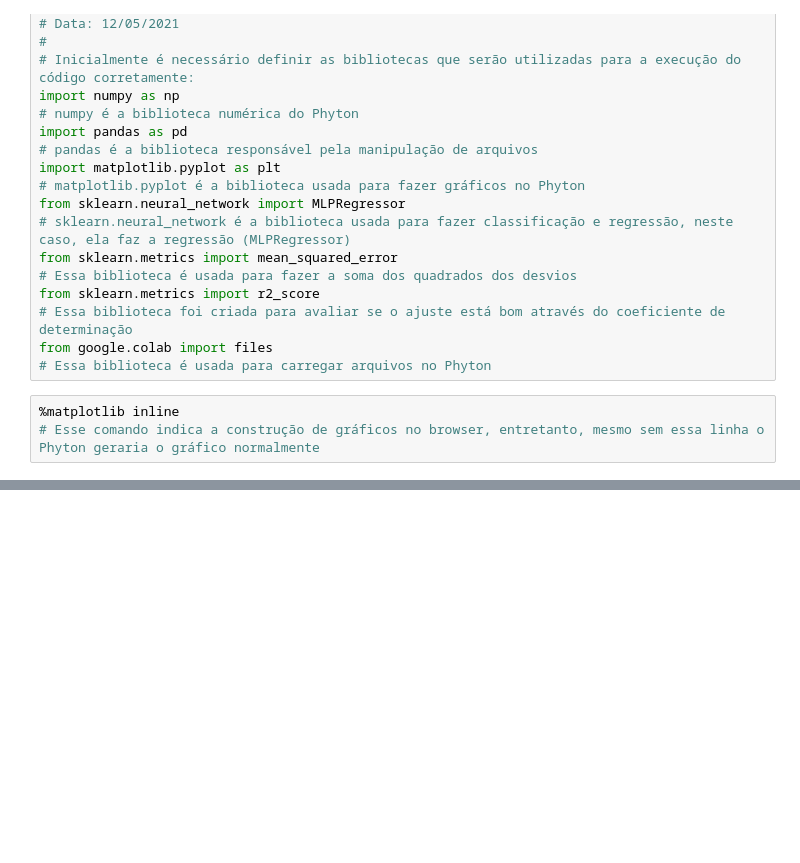
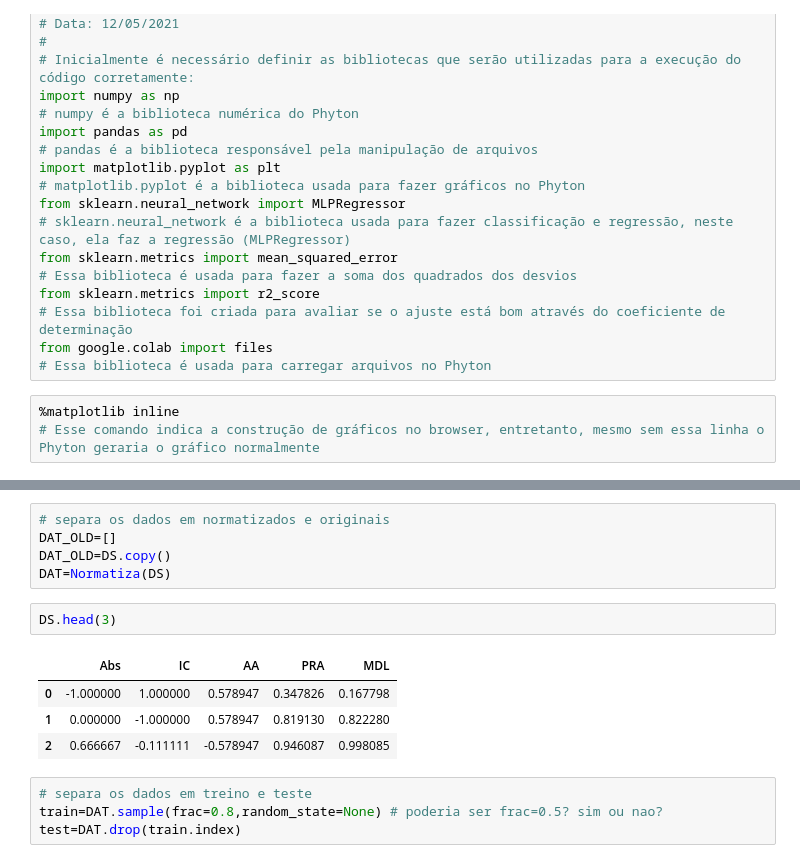
Before and after one commit to Fernanda101704/Basededados, a Jupyter notebook: Projeto_1_RN.ipynb, the cells around one changed output, grey strips where cells are left out. Saved outputs shown, nothing was run; the diff lists cells and outputs as text; blank space fills up the shorter version.

```diff
--- a/Projeto_1_RN.ipynb
+++ b/Projeto_1_RN.ipynb
@@ -53,0 +86,16 @@ df = pd.read_csv('csvFile', ',', usecols=['Advertising', 'Marketing', 'Promotion
+# %%
+# separa os dados em normatizados e originais
+DAT_OLD=[]
+DAT_OLD=DS.copy()
+DAT=Normatiza(DS)
+# %%
+DS.head(3)
+# %% [output]
+|  | Abs | IC | AA | PRA | MDL |
+| 0 | -1.000000 | 1.000000 | 0.578947 | 0.347826 | 0.167798 |
+| 1 | 0.000000 | -1.000000 | 0.578947 | 0.819130 | 0.822280 |
+| 2 | 0.666667 | -0.111111 | -0.578947 | 0.946087 | 0.998085 |
+# %%
+# separa os dados em treino e teste
+train=DAT.sample(frac=0.8,random_state=None) # poderia ser frac=0.5? sim ou nao?
+test=DAT.drop(train.index)
```
Also changed, not shown: parts of 26 cells of this notebook.
